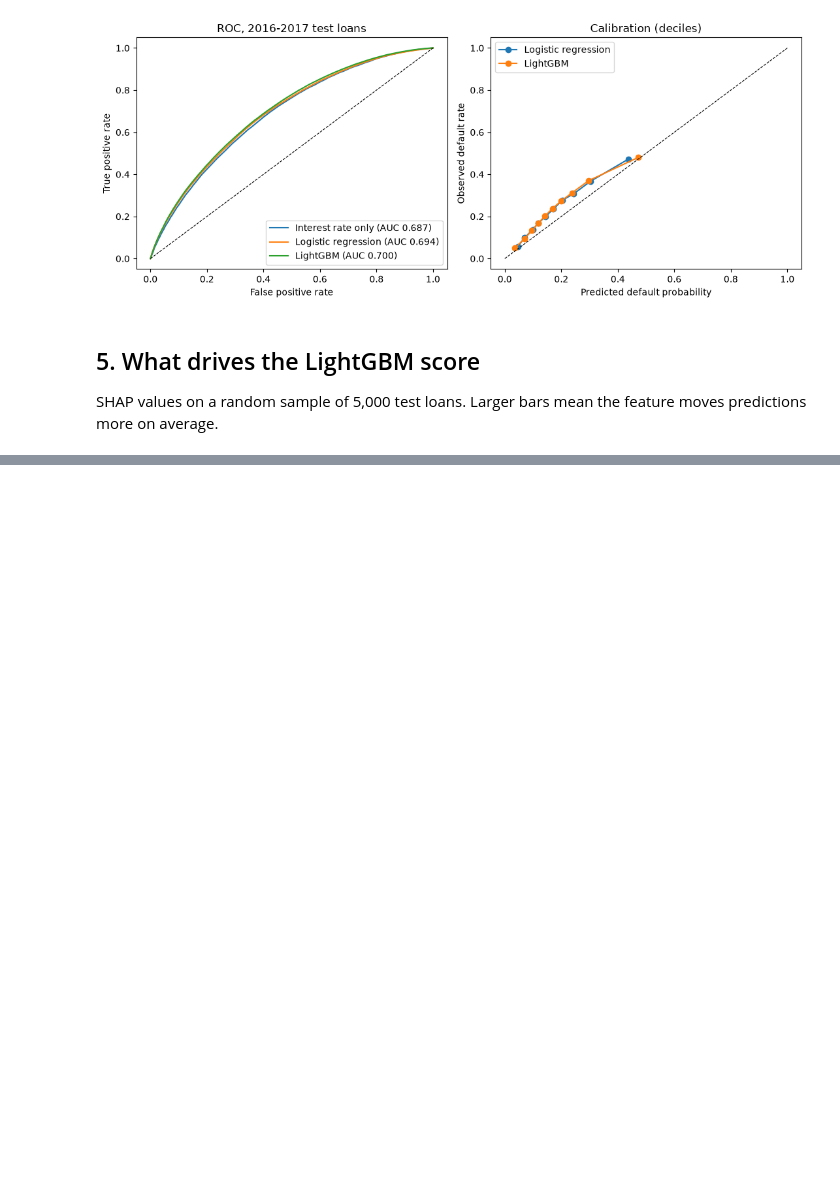
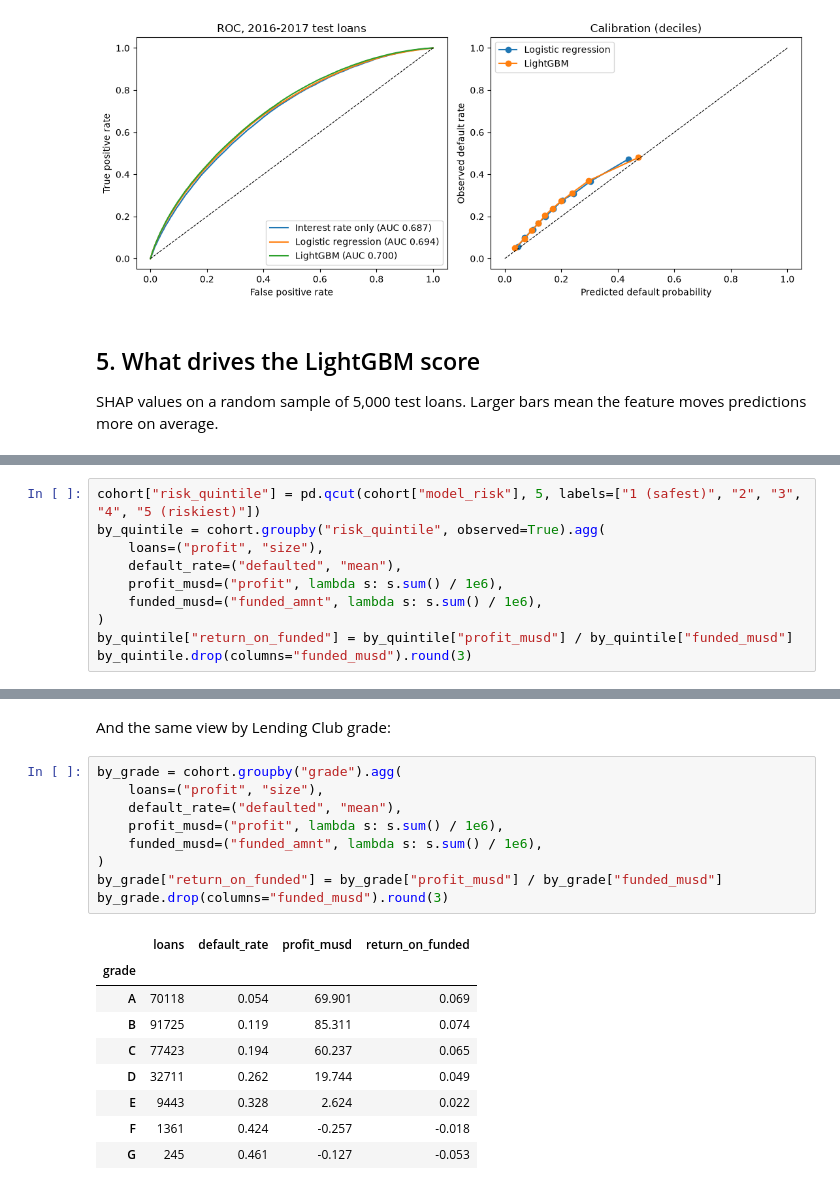
Before and after one commit to dhwanil1907/financial-data-warehouse-pipeline, a Jupyter notebook: notebooks/default_model.ipynb, the cells around one changed output, grey strips where cells are left out. Saved outputs shown, nothing was run; the diff lists cells and outputs as text; blank space fills up the shorter version.

```diff
--- a/notebooks/default_model.ipynb
+++ b/notebooks/default_model.ipynb
@@ -197,0 +288,10 @@ shap.plots.bar(explanation, max_display=len(FEATURES))
+# %%
+cohort["risk_quintile"] = pd.qcut(cohort["model_risk"], 5, labels=["1 (safest)", "2", "3", "4", "5 (riskiest)"])
+by_quintile = cohort.groupby("risk_quintile", observed=True).agg(
+    loans=("profit", "size"),
+    default_rate=("defaulted", "mean"),
+    profit_musd=("profit", lambda s: s.sum() / 1e6),
+    funded_musd=("funded_amnt", lambda s: s.sum() / 1e6),
+)
+by_quintile["return_on_funded"] = by_quintile["profit_musd"] / by_quintile["funded_musd"]
+by_quintile.drop(columns="funded_musd").round(3)
@@ -198,3 +306,24 @@ shap.plots.bar(explanation, max_display=len(FEATURES))
+# %% [markdown]
+And the same view by Lending Club grade:
+# %%
+by_grade = cohort.groupby("grade").agg(
+    loans=("profit", "size"),
+    default_rate=("defaulted", "mean"),
+    profit_musd=("profit", lambda s: s.sum() / 1e6),
+    funded_musd=("funded_amnt", lambda s: s.sum() / 1e6),
+)
+by_grade["return_on_funded"] = by_grade["profit_musd"] / by_grade["funded_musd"]
+by_grade.drop(columns="funded_musd").round(3)
+# %% [output]
+|  | loans | default_rate | profit_musd | return_on_funded |
+| grade |  |  |  |  |
+| A | 70118 | 0.054 | 69.901 | 0.069 |
+| B | 91725 | 0.119 | 85.311 | 0.074 |
+| C | 77423 | 0.194 | 60.237 | 0.065 |
+| D | 32711 | 0.262 | 19.744 | 0.049 |
+| E | 9443 | 0.328 | 2.624 | 0.022 |
+| F | 1361 | 0.424 | -0.257 | -0.018 |
+| G | 245 | 0.461 | -0.127 | -0.053 |
 # %%
 out = {
     "train_years": f"2007-{TRAIN_END_YEAR}",
```
Also changed, not shown: parts of 11 cells of this notebook, 2 other files.
